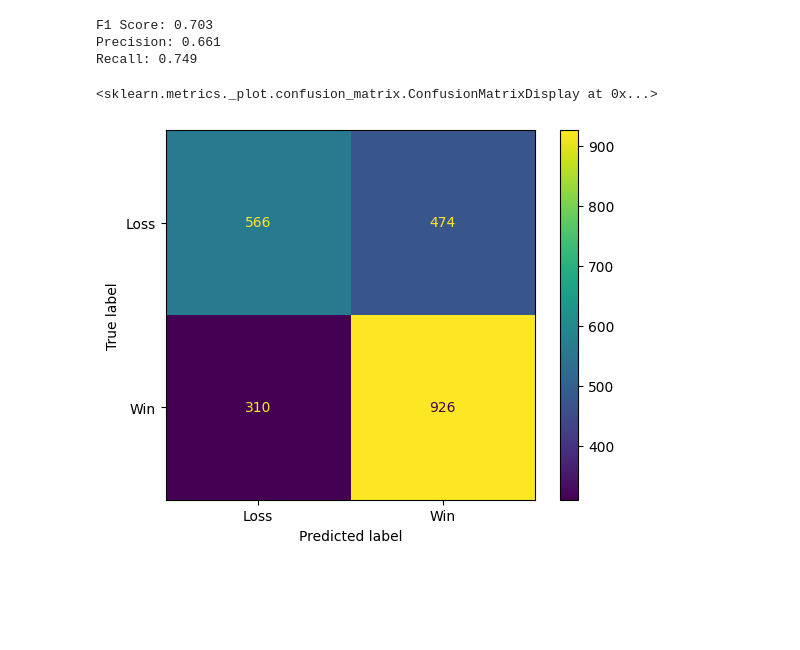
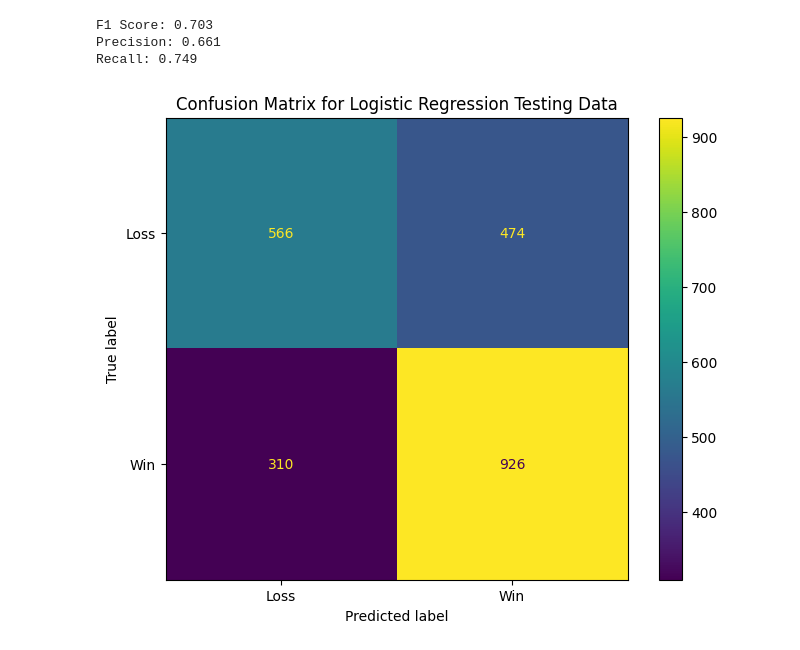
Before and after one commit to tulane-cmps6730/project-reddit, a Jupyter notebook: notebooks/Experiment-Logistic_Regression.ipynb, the cells around one changed output. Cells and saved outputs as stored; diff of their text form; code cells hidden in the pictures; blank space fills up the shorter version.

```diff
--- a/notebooks/Experiment-Logistic_Regression.ipynb
+++ b/notebooks/Experiment-Logistic_Regression.ipynb
@@ -59,8 +65,16 @@ Recall: 0.749
 # %%
 conf_matrix = confusion_matrix(y_test, y_pred)
 
-cm_display = ConfusionMatrixDisplay(confusion_matrix=conf_matrix, display_labels = ["Loss", "Win"])
-cm_display.plot()
+cm_display = ConfusionMatrixDisplay(confusion_matrix=conf_matrix, display_labels = ["Loss","Win"])
+fig, ax = plt.subplots(figsize=(8, 6))  # You can specify the size of the figure here
+cm_display.plot(ax=ax)
+
+# Set the title
+ax.set_title("Confusion Matrix for Logistic Regression Testing Data")
+
+plt.savefig("lrt_confusion_matrix.pdf", format='pdf')
+
+# Optionally show the plot in the notebook
+plt.show()
 # %% [output]
-<sklearn.metrics._plot.confusion_matrix.ConfusionMatrixDisplay at 0x...>
-[figure, old version]
+[figure, new version]
```
Also changed, not shown: parts of 2 cells of this notebook, 7 other files.
